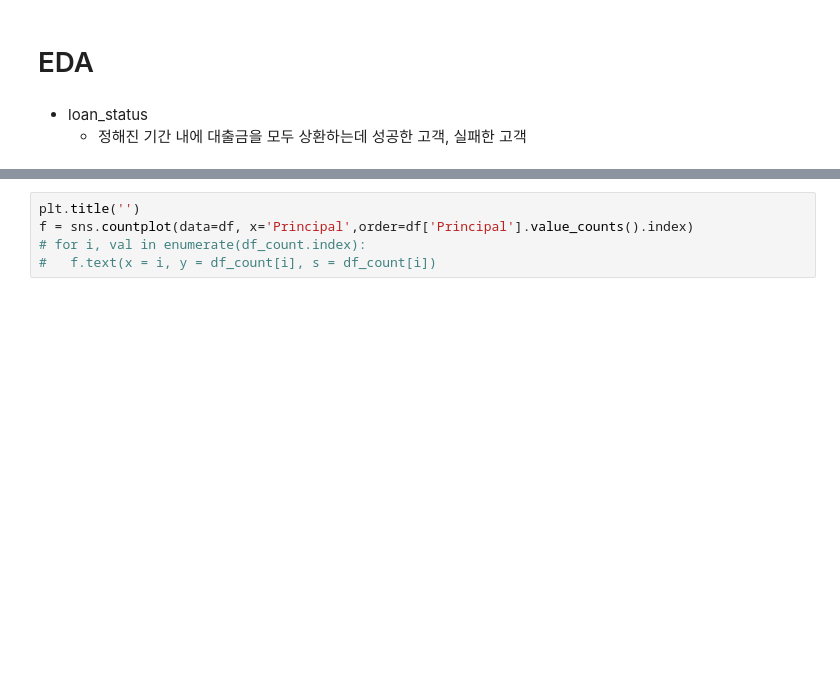
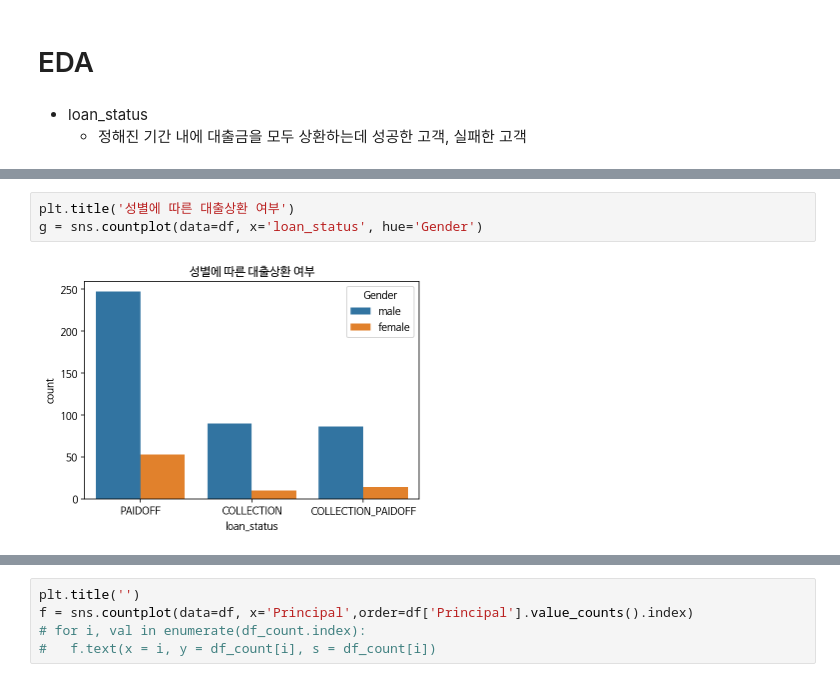
Before and after one commit to seonwoojh/KaggleStruggle, a Jupyter notebook: Kaggle_Loan_Data_Classification.ipynb, the cells around one changed output, grey strips where cells are left out. Saved outputs shown, nothing was run; the diff lists cells and outputs as text; blank space fills up the shorter version.

```diff
--- a/Kaggle_Loan_Data_Classification.ipynb
+++ b/Kaggle_Loan_Data_Classification.ipynb
@@ -196,0 +194,5 @@ df_count = df['Principal'].value_counts()
+# %%
+plt.title('성별에 따른 대출상환 여부')
+g = sns.countplot(data=df, x='loan_status', hue='Gender')
+# %% [output]
+[figure, added]
```
Also changed, not shown: parts of 10 cells of this notebook.
